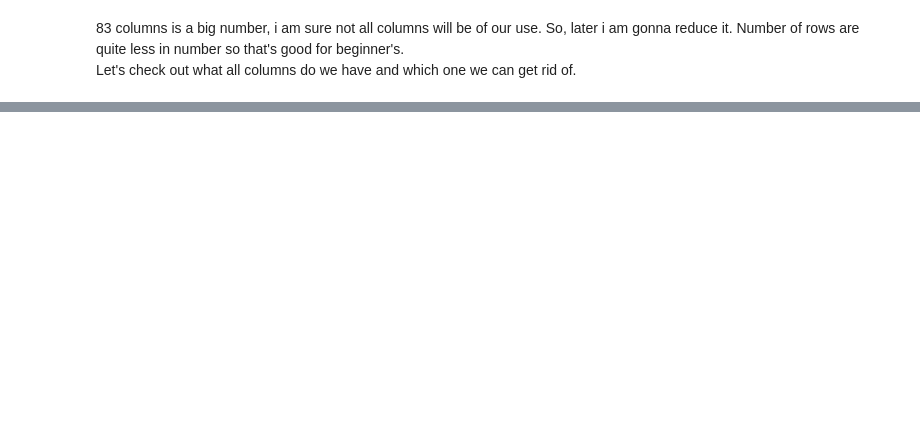
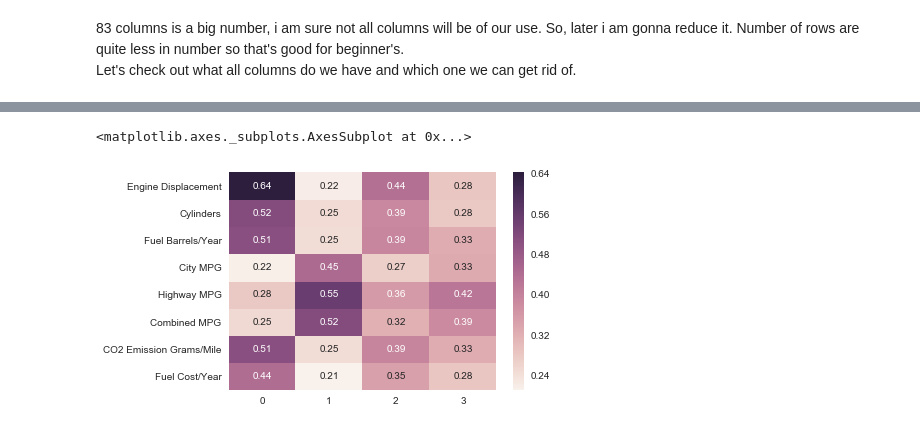
Before and after one commit to akm-2016/Data-Exploration-Framework-Python-, a Jupyter notebook: EDA_Vehicle_Fuel_Economy_Data.ipynb, the cells around one changed output, grey strips where cells are left out. Cells and saved outputs as stored; diff of their text form; code cells hidden in the pictures; blank space fills up the shorter version.

```diff
--- a/EDA_Vehicle_Fuel_Economy_Data.ipynb
+++ b/EDA_Vehicle_Fuel_Economy_Data.ipynb
@@ -161,0 +236,6 @@ vehicles.dropna(subset=cols, inplace=True)
+# %%
+# Last step in Data Prep process i am going to use is clustering. This is useful as it combines variables which are not similar
+# as in cases above and may contain some pattern which is not visible to me right now. This can be performed on numerical fields only
+# as it works on distance calculation. So let's identify those fields and put them together for MAGIC !!!
+cluster_columns = ['Engine Displacement','Cylinders','Fuel Barrels/Year','City MPG','Highway MPG','Combined MPG',
+                   'CO2 Emission Grams/Mile', 'Fuel Cost/Year']
@@ -161,0 +294,10 @@ vehicles.dropna(subset=cols, inplace=True)
+# %%
+# From the above plot we can clearly see that few clusters are same such as, 0, 2 and 5, 1 and 7, and 4 and 6
+# This means we can reduce the number of clusters for sure
+cluster_results = kmeans_cluster(vehicle_clusters, 4)
+cluster_summary = summarize_clustering(cluster_results)
+
+sns.heatmap(cluster_summary[cluster_columns].transpose(), annot=True)
+# %% [output]
+<matplotlib.axes._subplots.AxesSubplot at 0x...>
+[figure, added]
```
Also changed, not shown: parts of 52 cells of this notebook.
